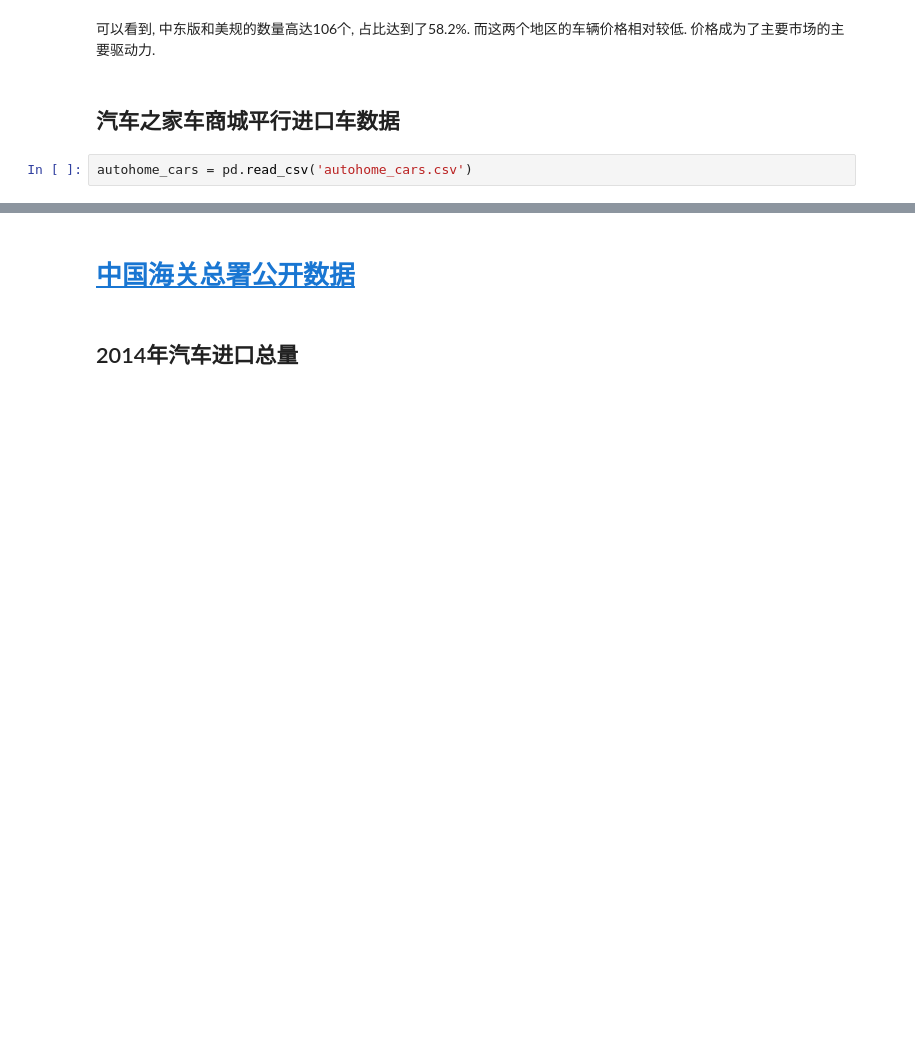
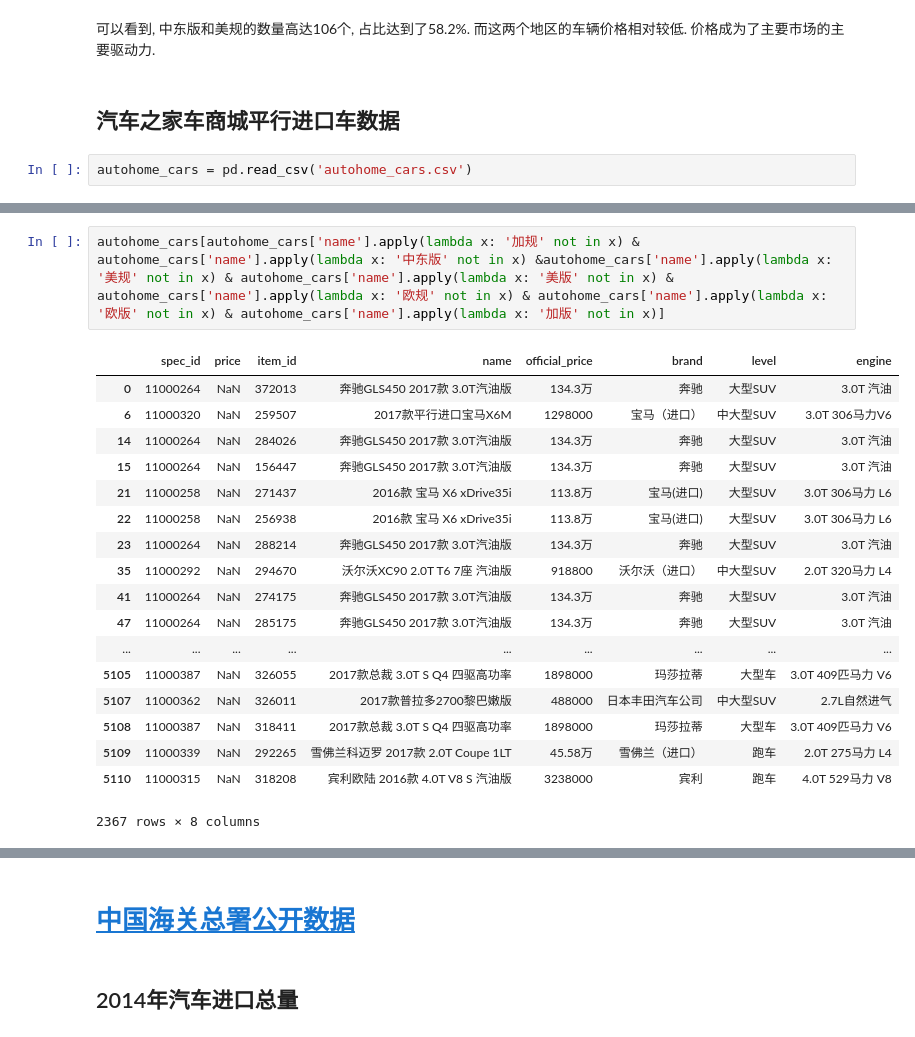
Before and after one commit to minibear0523/ParallelImportCarsResearch, a Jupyter notebook: source/ParallelImportCarsData.ipynb, the cells around one changed output, grey strips where cells are left out. Drawn from its saved outputs; the diff is of its cells as text; blank space fills up the shorter version.

```diff
--- a/source/ParallelImportCarsData.ipynb
+++ b/source/ParallelImportCarsData.ipynb
@@ -181,0 +173,21 @@ Name: level, dtype: int64
+# %%
+autohome_cars[autohome_cars['name'].apply(lambda x: '加规' not in x) & autohome_cars['name'].apply(lambda x: '中东版' not in x) &autohome_cars['name'].apply(lambda x: '美规' not in x) & autohome_cars['name'].apply(lambda x: '美版' not in x) & autohome_cars['name'].apply(lambda x: '欧规' not in x) & autohome_cars['name'].apply(lambda x: '欧版' not in x) & autohome_cars['name'].apply(lambda x: '加版' not in x)]
+# %% [output]
+|  | spec_id | price | item_id | name | official_price | brand | level | engine |
+| 0 | 11000264 | NaN | 372013 | 奔驰GLS450 2017款 3.0T汽油版 | 134.3万 | 奔驰 | 大型SUV | 3.0T 汽油 |
+| 6 | 11000320 | NaN | 259507 | 2017款平行进口宝马X6M | 1298000 | 宝马（进口） | 中大型SUV | 3.0T 306马力V6 |
+| 14 | 11000264 | NaN | 284026 | 奔驰GLS450 2017款 3.0T汽油版 | 134.3万 | 奔驰 | 大型SUV | 3.0T 汽油 |
+| 15 | 11000264 | NaN | 156447 | 奔驰GLS450 2017款 3.0T汽油版 | 134.3万 | 奔驰 | 大型SUV | 3.0T 汽油 |
+| 21 | 11000258 | NaN | 271437 | 2016款 宝马 X6 xDrive35i | 113.8万 | 宝马(进口) | 大型SUV | 3.0T 306马力 L6 |
+| 22 | 11000258 | NaN | 256938 | 2016款 宝马 X6 xDrive35i | 113.8万 | 宝马(进口) | 大型SUV | 3.0T 306马力 L6 |
+| 23 | 11000264 | NaN | 288214 | 奔驰GLS450 2017款 3.0T汽油版 | 134.3万 | 奔驰 | 大型SUV | 3.0T 汽油 |
+| 35 | 11000292 | NaN | 294670 | 沃尔沃XC90 2.0T T6 7座 汽油版 | 918800 | 沃尔沃（进口） | 中大型SUV | 2.0T 320马力 L4 |
+| 41 | 11000264 | NaN | 274175 | 奔驰GLS450 2017款 3.0T汽油版 | 134.3万 | 奔驰 | 大型SUV | 3.0T 汽油 |
+| 47 | 11000264 | NaN | 285175 | 奔驰GLS450 2017款 3.0T汽油版 | 134.3万 | 奔驰 | 大型SUV | 3.0T 汽油 |
+| ... | ... | ... | ... | ... | ... | ... | ... | ... |
+| 5105 | 11000387 | NaN | 326055 | 2017款总裁 3.0T S Q4 四驱高功率 | 1898000 | 玛莎拉蒂 | 大型车 | 3.0T 409匹马力 V6 |
+| 5107 | 11000362 | NaN | 326011 | 2017款普拉多2700黎巴嫩版 | 488000 | 日本丰田汽车公司 | 中大型SUV | 2.7L自然进气 |
+| 5108 | 11000387 | NaN | 318411 | 2017款总裁 3.0T S Q4 四驱高功率 | 1898000 | 玛莎拉蒂 | 大型车 | 3.0T 409匹马力 V6 |
+| 5109 | 11000339 | NaN | 292265 | 雪佛兰科迈罗 2017款 2.0T Coupe 1LT | 45.58万 | 雪佛兰（进口） | 跑车 | 2.0T 275马力 L4 |
+| 5110 | 11000315 | NaN | 318208 | 宾利欧陆 2016款 4.0T V8 S 汽油版 | 3238000 | 宾利 | 跑车 | 4.0T 529马力 V8 |
+2367 rows × 8 columns
```
Also changed, not shown: parts of 5 cells of this notebook, 30 other files.
